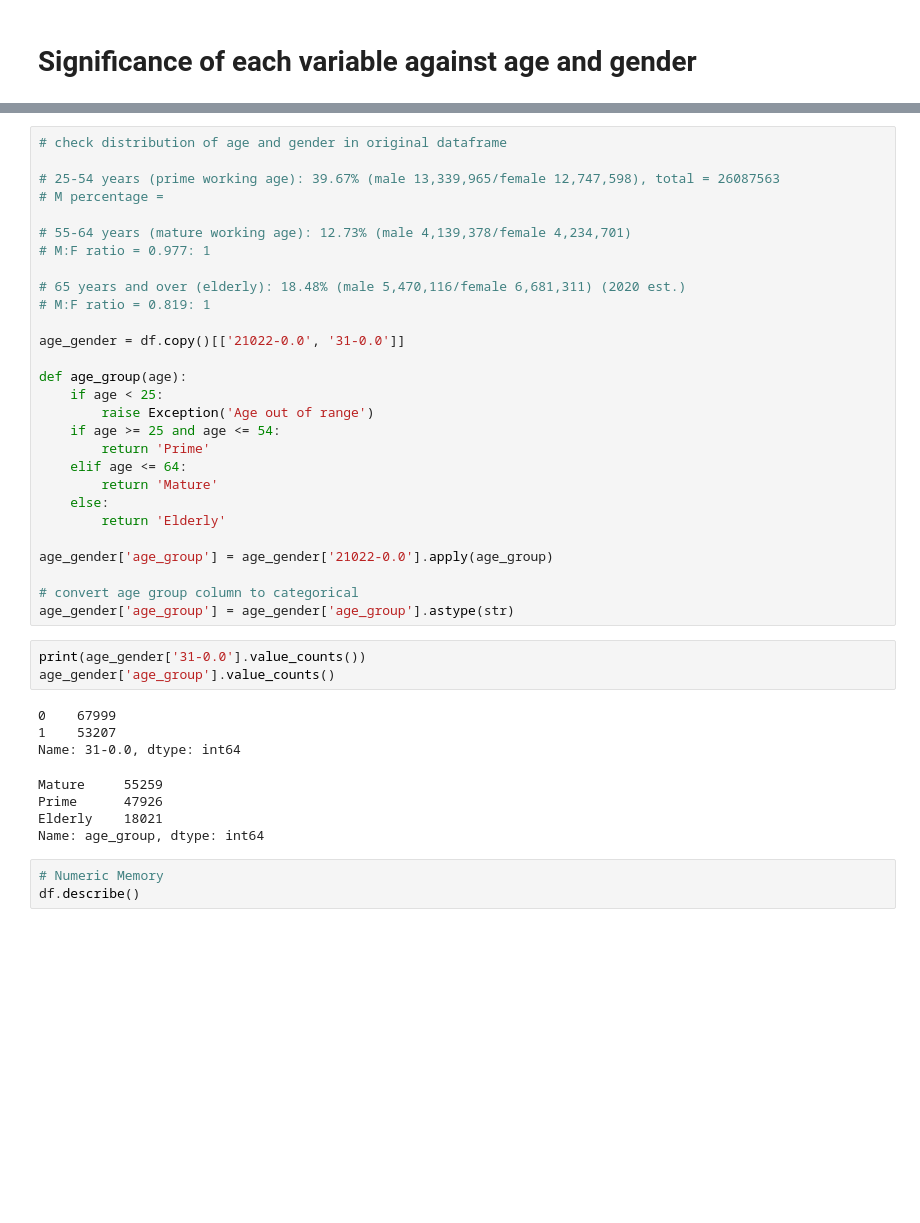
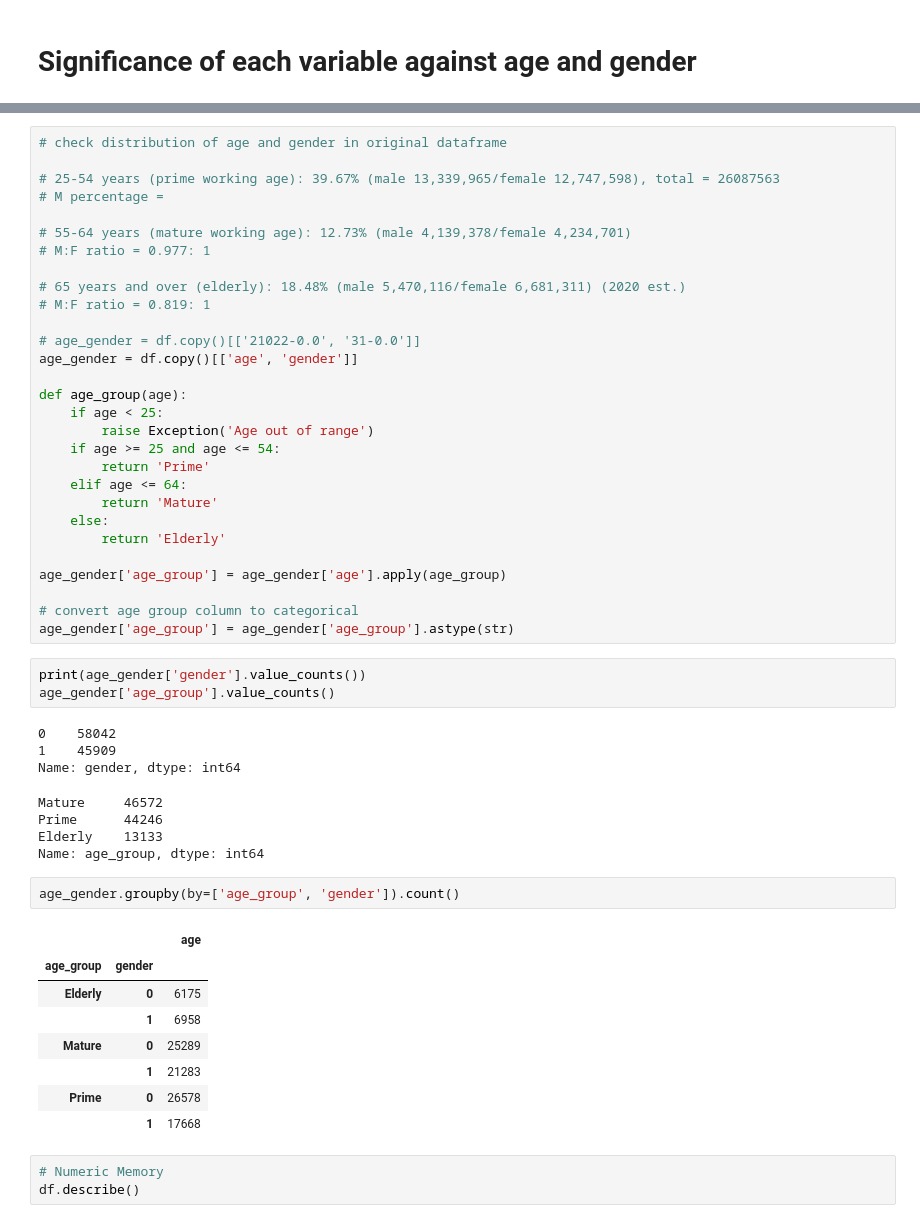
Before and after one commit to kaicong12/age-prediction, a Jupyter notebook: master.ipynb, the cells around one changed output, grey strips where cells are left out. Cells and saved outputs as stored; diff of their text form; blank space fills up the shorter version.

```diff
--- a/master.ipynb
+++ b/master.ipynb
@@ -193,7 +209,8 @@ Name: FI_score, dtype: int64
 # 65 years and over (elderly): 18.48% (male 5,470,116/female 6,681,311) (2020 est.)
 # M:F ratio = 0.819: 1
 
-age_gender = df.copy()[['21022-0.0', '31-0.0']]
+# age_gender = df.copy()[['21022-0.0', '31-0.0']]
+age_gender = df.copy()[['age', 'gender']]
 
 def age_group(age):
     if age < 25:
@@ -205,21 +222,32 @@ def age_group(age):
     else:
         return 'Elderly'
 
-age_gender['age_group'] = age_gender['21022-0.0'].apply(age_group)
+age_gender['age_group'] = age_gender['age'].apply(age_group)
 
 # convert age group column to categorical
 age_gender['age_group'] = age_gender['age_group'].astype(str)
 # %%
-print(age_gender['31-0.0'].value_counts())
+print(age_gender['gender'].value_counts())
 age_gender['age_group'].value_counts()
 # %% [output]
-0    67999
-1    53207
-Name: 31-0.0, dtype: int64
+0    58042
+1    45909
+Name: gender, dtype: int64
-Mature     55259
-Prime      47926
-Elderly    18021
+Mature     46572
+Prime      44246
+Elderly    13133
 Name: age_group, dtype: int64
+# %%
+age_gender.groupby(by=['age_group', 'gender']).count()
+# %% [output]
+|  |  | age |
+| age_group | gender |  |
+| Elderly | 0 | 6175 |
+|  | 1 | 6958 |
+| Mature | 0 | 25289 |
+|  | 1 | 21283 |
+| Prime | 0 | 26578 |
+|  | 1 | 17668 |
 # %%
 # Numeric Memory
 df.describe()
```
Also changed, not shown: parts of 2 cells of this notebook, 12 other files.
